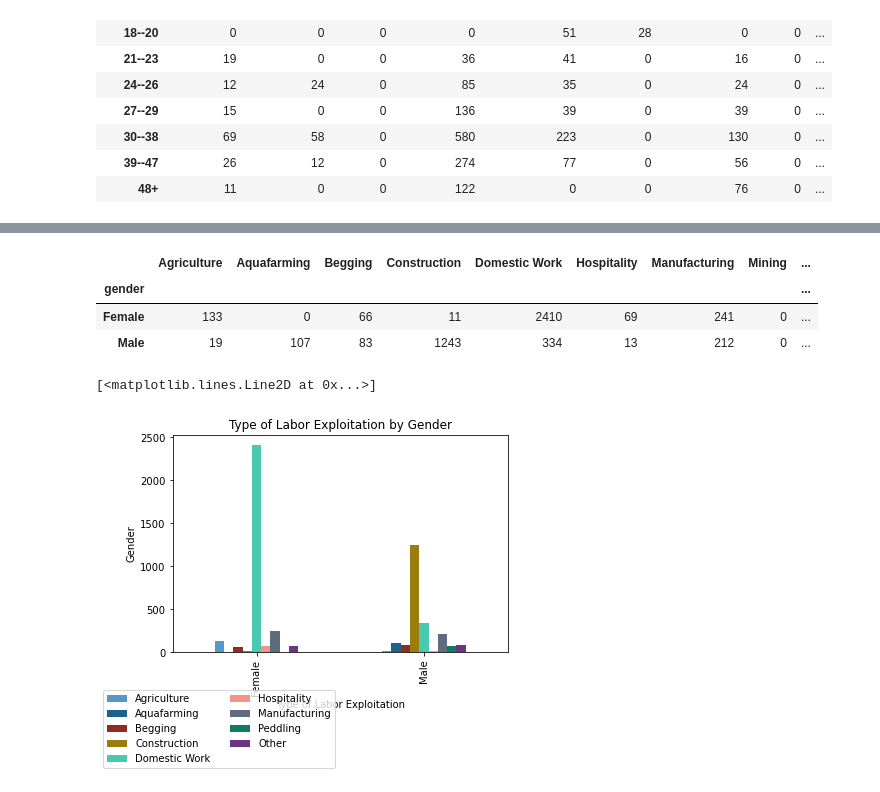
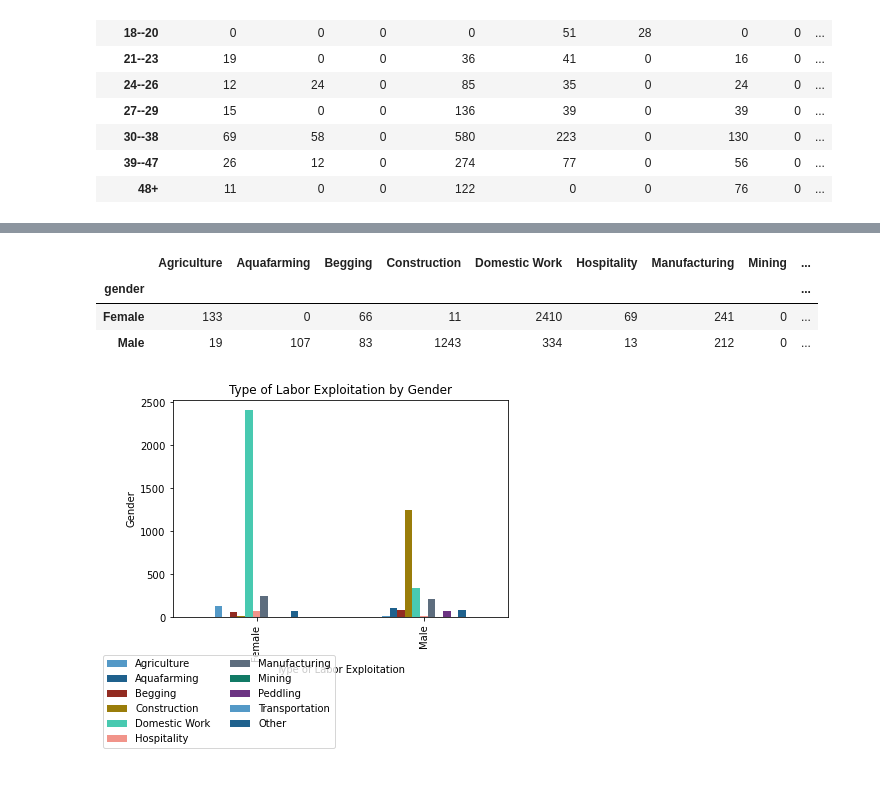
Before and after one commit to saronraut/Human-Trafficking-Awareness, a Jupyter notebook: Sumit/labor_stats.ipynb, the cells around one changed output, grey strips where cells are left out. Cells and saved outputs as stored; diff of their text form; code cells hidden in the pictures.

Commit message:
added images file and saved all graphs

```diff
--- a/Sumit/labor_stats.ipynb
+++ b/Sumit/labor_stats.ipynb
@@ -286,23 +286,25 @@ gender_bar_df = pd.DataFrame({'Agriculture': gender_df['typeOfLabourAgriculture'
                       'Manufacturing': gender_df['typeOfLabourManufacturing'].sum(),
                       'Mining' : gender_df['typeOfLabourMiningOrDrilling'].sum(),
                       'Peddling': gender_df['typeOfLabourPeddling'].sum(), 'Transportation' :gender_df['typeOfLabourTransportation'].sum(), 'Other': gender_df['typeOfLabourOther'].sum()})
-# %%
-gender_bar_df
-# %% [output]
-|  | Agriculture | Aquafarming | Begging | Construction | Domestic Work | Hospitality | Manufacturing | Mining | ... |
-| gender |  |  |  |  |  |  |  |  | ... |
-| Female | 133 | 0 | 66 | 11 | 2410 | 69 | 241 | 0 | ... |
-| Male | 19 | 107 | 83 | 1243 | 334 | 13 | 212 | 0 | ... |
+# %%
+gender_bar_df.reindex(index=gender_bar_df.index[::-1])
+
+gender_bar_df
+# %% [output]
+|  | Agriculture | Aquafarming | Begging | Construction | Domestic Work | Hospitality | Manufacturing | Mining | ... |
+| gender |  |  |  |  |  |  |  |  | ... |
+| Female | 133 | 0 | 66 | 11 | 2410 | 69 | 241 | 0 | ... |
+| Male | 19 | 107 | 83 | 1243 | 334 | 13 | 212 | 0 | ... |
 # %%
 #Create a stacked percentage bar graph of Labor Exploitation per sector per region
 #labor_bar_df = labor_bar_df.drop(['Western Europe', 'Northern Europe', 'Southern Europe'])
-gender_bar_df = gender_bar_df.drop(columns=['Transportation', 'Mining'])
+#gender_bar_df = gender_bar_df.drop(columns=['Transportation', 'Mining'])
 gender_bar_df.plot(kind="bar", color=['#5499C7', '#1F618D', '#922B21', '#9A7D0A', '#48C9B0', '#F1948A', '#5D6D7E', '#117A65', '#6C3483'])
 plt.title("Type of Labor Exploitation by Gender")
 plt.xlabel("Type of Labor Exploitation")
 plt.ylabel("Gender")
 plt.legend(loc="best", bbox_to_anchor=(0.5, -0.15), ncol= 2)
 plt.plot(45,45)
+plt.savefig("Images/labor_exp_by_gender.png")
 # %% [output]
-[<matplotlib.lines.Line2D at 0x...>]
-[figure, old version]
+[figure, new version]
```
Also changed, not shown: parts of 7 cells of this notebook, 7 other files.
